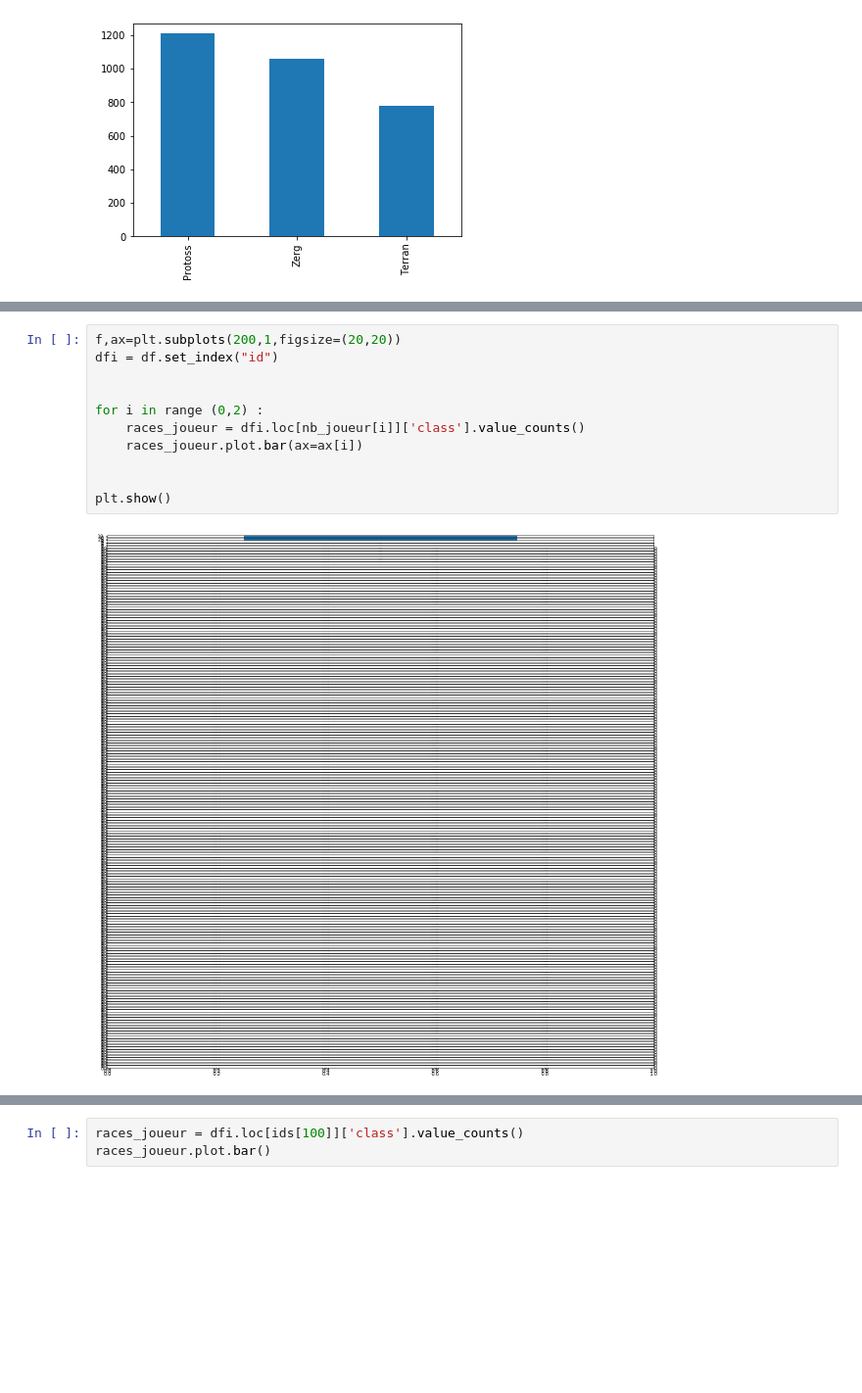
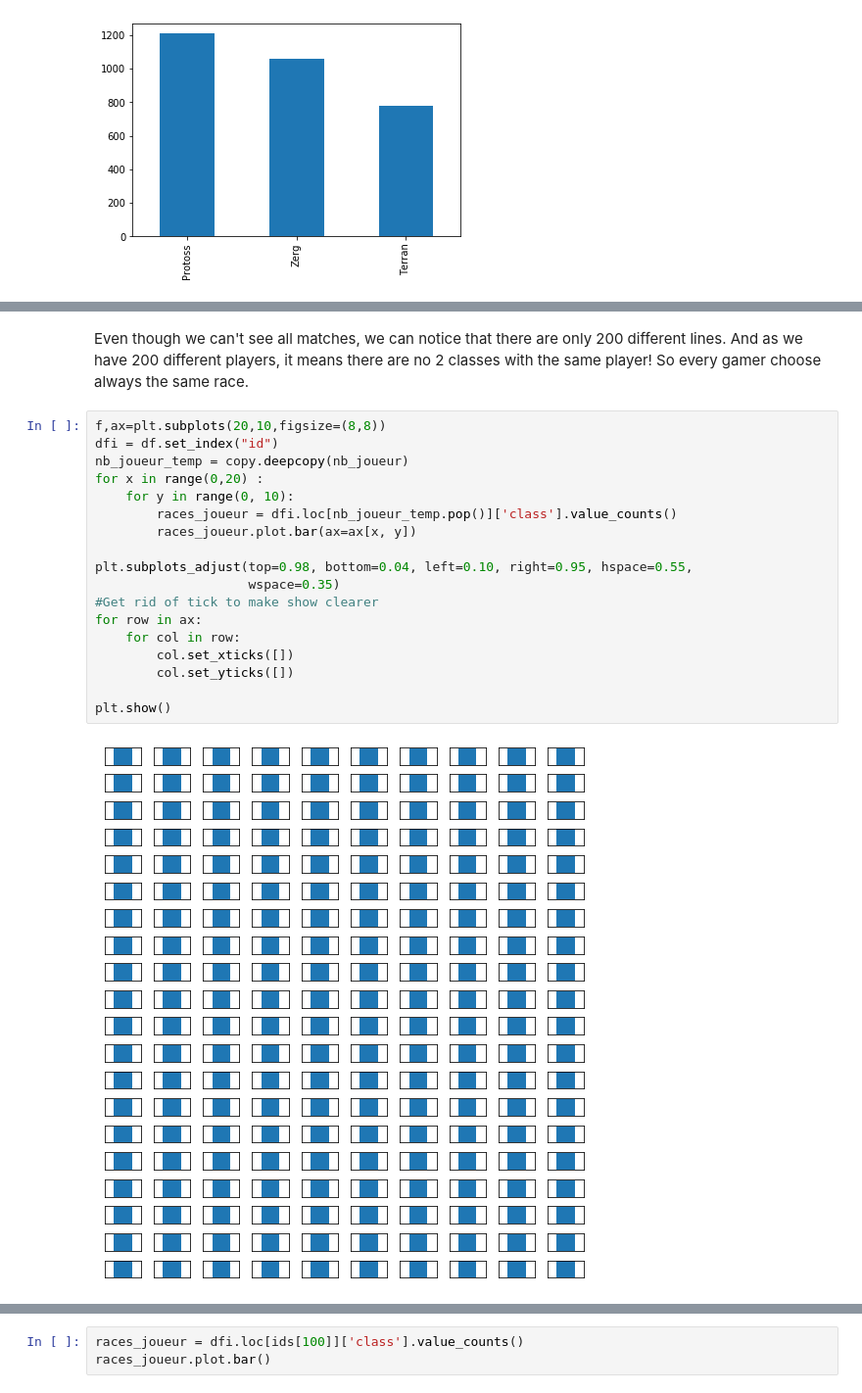
Before and after one commit to AguPereyra/StarcraftDataMiner, a Jupyter notebook: kernel/EDA.ipynb, the cells around one changed output, grey strips where cells are left out. Shown: that part at 98% size. Drawn from its saved outputs; the diff is of its cells as text; blank space fills up the shorter version.

```diff
--- a/kernel/EDA.ipynb
+++ b/kernel/EDA.ipynb
@@ -161,14 +173,24 @@ class  id
 Name: id, Length: 200, dtype: int64
-# %%
-f,ax=plt.subplots(200,1,figsize=(20,20))
-dfi = df.set_index("id")
-
-
-for i in range (0,2) :
-    races_joueur = dfi.loc[nb_joueur[i]]['class'].value_counts()
-    races_joueur.plot.bar(ax=ax[i])
-
-
-plt.show()
-# %% [output]
-[figure, removed]
+# %% [markdown]
+Even though we can't see all matches, we can notice that there are only 200 different lines. And as we have 200 different players, it means there are no 2 classes with the same player!
+So every gamer choose always the same race.
+# %%
+f,ax=plt.subplots(20,10,figsize=(8,8))
+dfi = df.set_index("id")
+nb_joueur_temp = copy.deepcopy(nb_joueur)
+for x in range(0,20) :
+    for y in range(0, 10):
+        races_joueur = dfi.loc[nb_joueur_temp.pop()]['class'].value_counts()
+        races_joueur.plot.bar(ax=ax[x, y])
+
+plt.subplots_adjust(top=0.98, bottom=0.04, left=0.10, right=0.95, hspace=0.55,
+                    wspace=0.35)
+#Get rid of tick to make show clearer
+for row in ax:
+    for col in row:
+        col.set_xticks([])
+        col.set_yticks([])
+
+plt.show()
+# %% [output]
+[figure, added]
```
Also changed, not shown: parts of 40 cells of this notebook.
